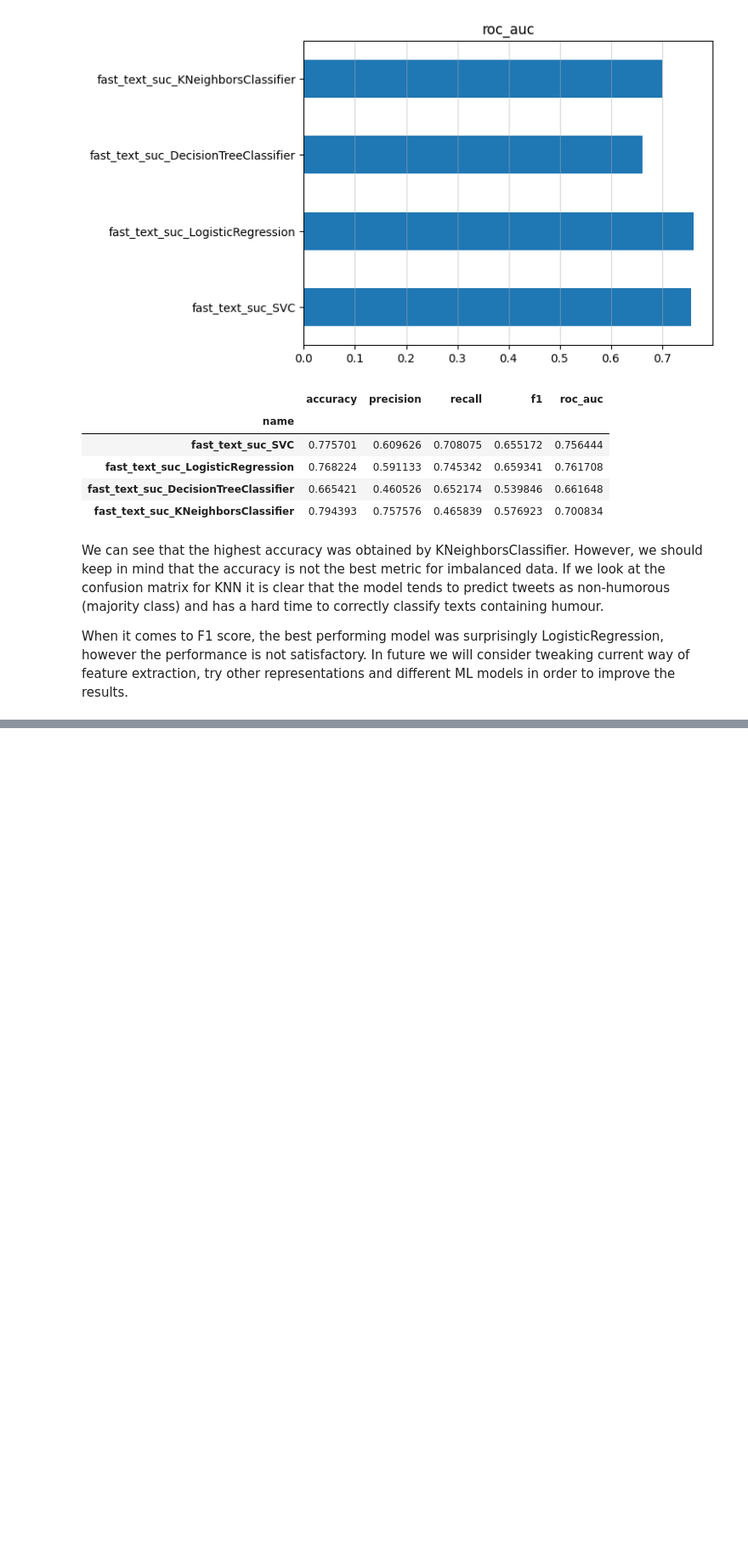
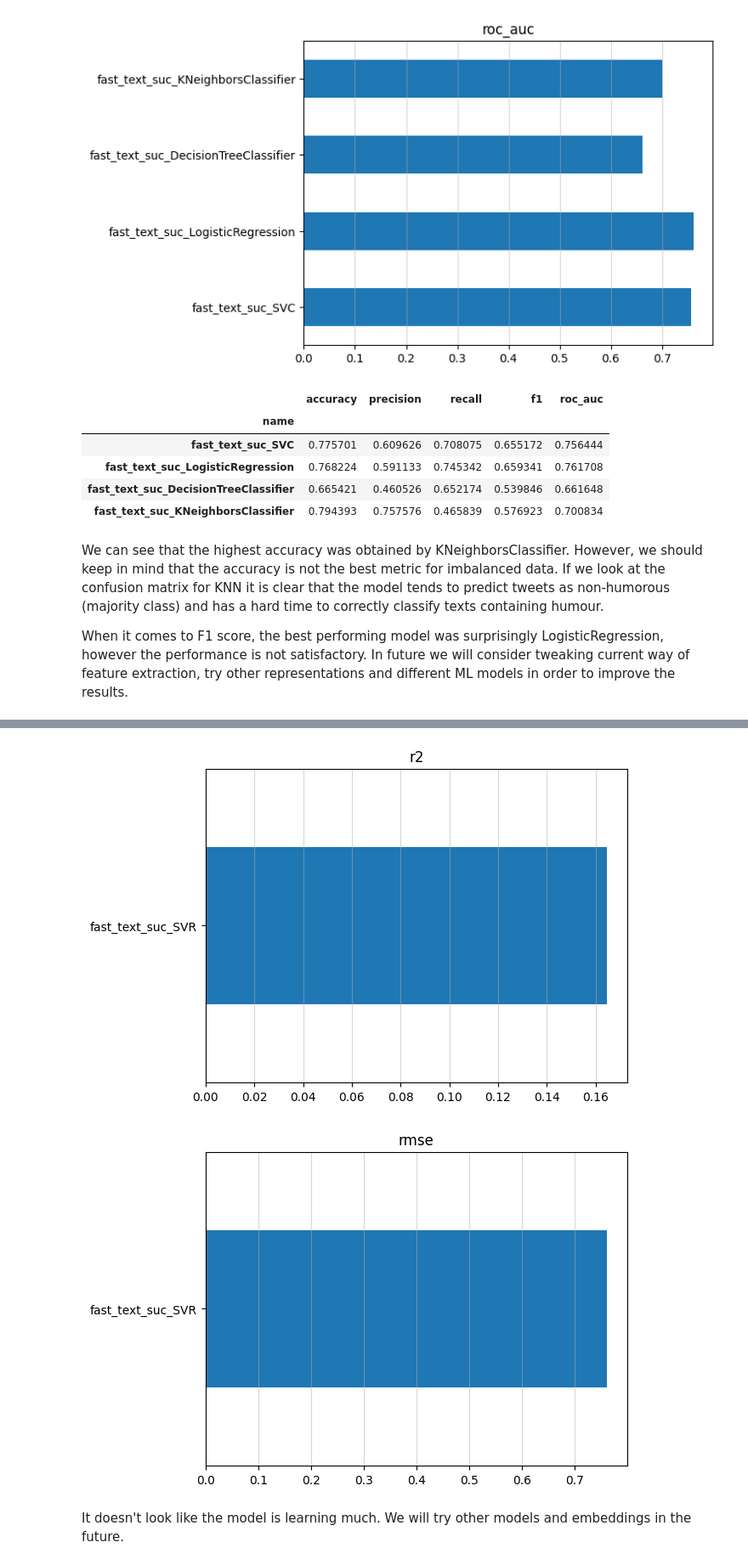
Before and after one commit to steciuk/LNR-hurftul-humor-detector, a Jupyter notebook: project.ipynb, the cells around one changed output, grey strips where cells are left out. Shown at 85% size. Drawn from its saved outputs; the diff is of its cells as text; code cells hidden in the pictures; blank space fills up the shorter version.

```diff
--- a/project.ipynb
+++ b/project.ipynb
@@ -756,0 +1096,14 @@ When it comes to F1 score, the best performing model was surprisingly LogisticRe
+# %%
+metrics_df = metrics_df.set_index("name")
+
+for col in metrics_df.columns:
+    metrics_df[col].plot(kind="barh")
+    plt.title(col)
+    plt.grid(axis="x", alpha=0.5)
+    plt.ylabel("")
+    plt.show()
+# %% [output]
+[figure, added]
+[figure, added]
+# %% [markdown]
+It doesn't look like the model is learning much. We will try other models and embeddings in the future.
```
Also changed, not shown: parts of 43 cells of this notebook, 1 other file.
